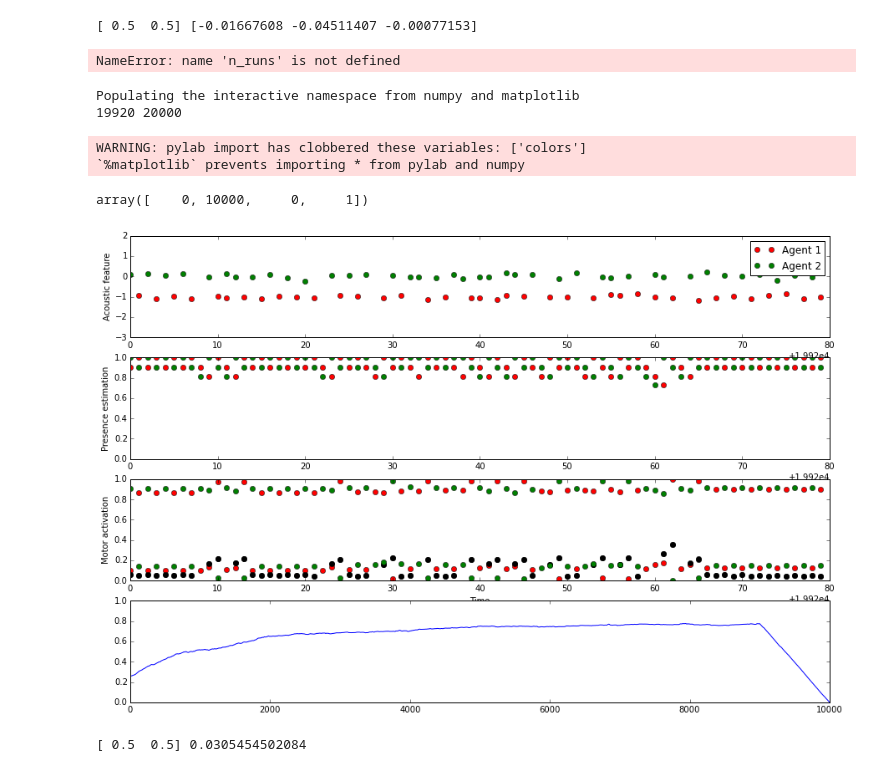
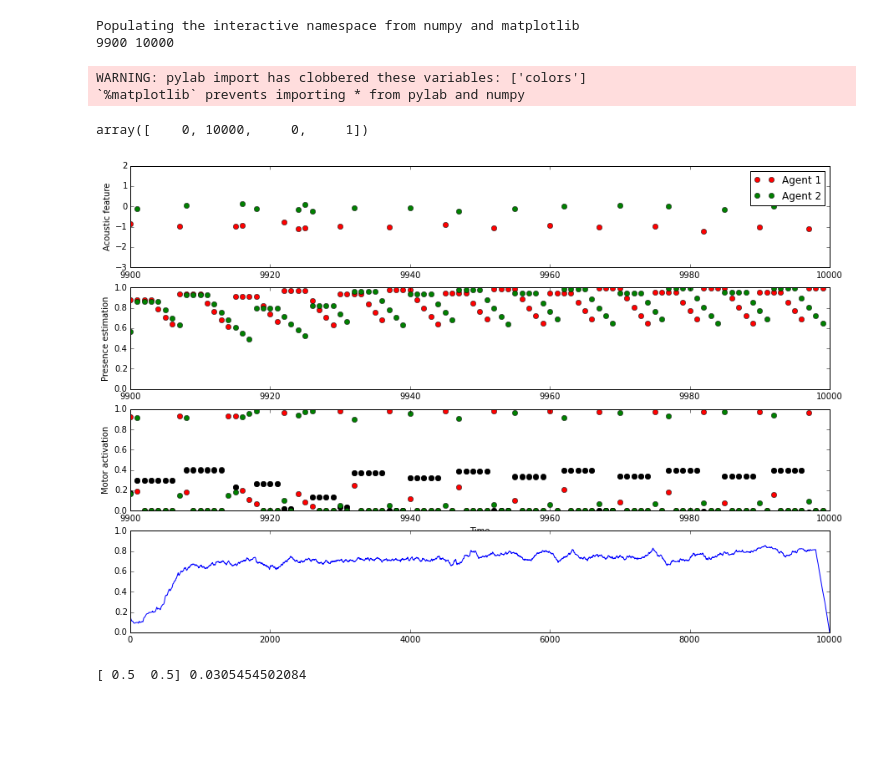
Before and after one commit to clement-moulin-frier/turntaking_model, a Jupyter notebook: turn_taking.ipynb, the cells around one changed output. Saved outputs shown, nothing was run; the diff lists cells and outputs as text; code cells hidden in the pictures; blank space fills up the shorter version.

```diff
--- a/turn_taking.ipynb
+++ b/turn_taking.ipynb
@@ -40,10 +32,3 @@ for ag in expe.ags:
-# %%
-ag = agents[0]
-state = ag.pres_estimator.presence
-activation = ag.decision_maker.decide(state)
-print state, ag.decision_maker.weights
-# %% [output]
-[ 0.5  0.5] [-0.01667608 -0.04511407 -0.00077153]
 # %%
 #import pdb
 #pdb.run("expe.run(40)")
@@ -60,10 +45,6 @@ params = {
    'figure.figsize': [4.5, 4.5]
    }
 rcParams.update(params)
-# %%
-n_runs
-# %% [output]
-NameError: name 'n_runs' is not defined
 # %%
 def runningMeanFast(x, N):
     return np.convolve(x, np.ones((N,))/N)[(N-1):]
@@ -75,7 +56,7 @@ colors = ['r', 'g', 'b', 'm', 'c', 'k'] * 3
 n_runs = len(expe.log[0]["motor"])
 overlapping = [0, 0, 0]
 ag_legend = []
-start = n_runs - 80 # 10000
+start = n_runs - 100 # 10000
 end = n_runs  # 10040
 print start, end
 for i in range(n_ag):
@@ -85,37 +66,37 @@ for t in range(start, end): #range(n_runs - 40, n_runs):
         for i_ag in range(n_ag):
             subplot(411)
             plot(t, expe.log[i_ag]['motor'][t], 'o', color=colors[i_ag])
             ylabel("Acoustic feature")
             legend(ag_legend)
             axis([start, end, -3, 2])
             subplot(412)
             plot(t, expe.log[i_ag]['presence'][t][i_ag], 'o', color=colors[i_ag])
             ylabel("Presence estimation")
             axis([start, end, 0, 1])
             # plot(expe.log[i_ag]['presence'][t][0], expe.log[i_ag]['presence'][t][1], 'o', color=colors[i_ag])
             #axis([0, 1, 0, 1])
             #axis('equal')
             subplot(413)
             plot(t, expe.log[i_ag]['td_error'][t], 'o', color='k')
             plot(t, expe.log[i_ag]['activation'][t], 'o', color=colors[i_ag])
 
             xlabel("Time")
             ylabel("Motor activation")
             axis([start, end, 0, 1])
 subplot(414)
-win = [0, 10000]
-plot(runningMeanFast(expe.log[0]['reward'][win[0]:win[1]], 1000))
+win = [0, n_runs]
+plot(runningMeanFast(expe.log[0]['reward'][win[0]:win[1]], 200))
 axis(hstack((win, [0, 1])))
             #if t > 200:
             #    overlapping = sum([int(sum([int(expe.log[ii_ag]['motor'][t - 200 + tt] is not None) for ii_ag in range(n_ag)]) == 1) for tt in range(200)]) / 200.
             #    plot(t, overlapping, '*')
 # %% [output]
 Populating the interactive namespace from numpy and matplotlib
-19920 20000
+9900 10000
 WARNING: pylab import has clobbered these variables: ['colors']
 `%matplotlib` prevents importing * from pylab and numpy
 array([    0, 10000,     0,     1])
-[figure, old version]
+[figure, new version]
 # %%
 ag = agents[1]
 state = ag.pres_estimator.presence
```
Also changed, not shown: parts of 6 cells of this notebook, 2 other files.
